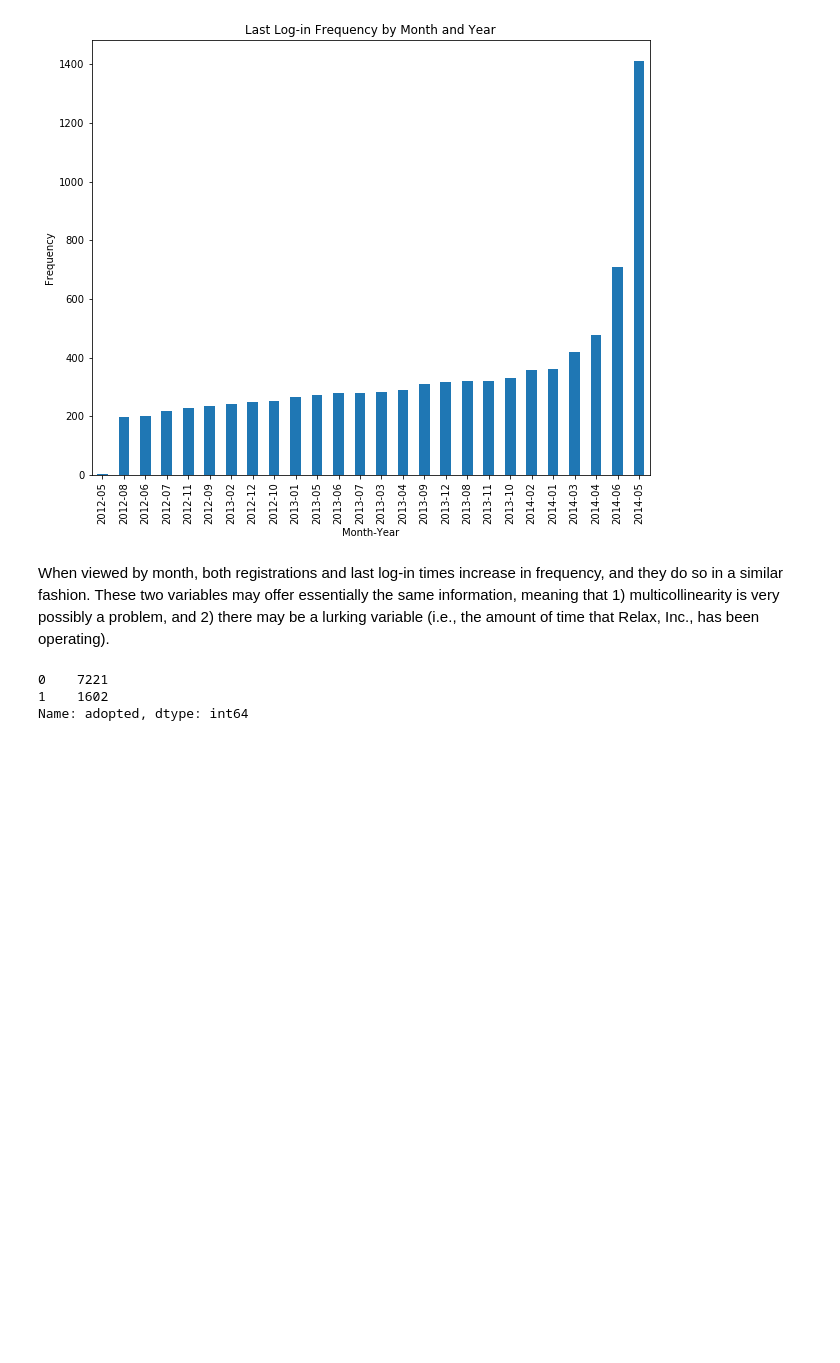
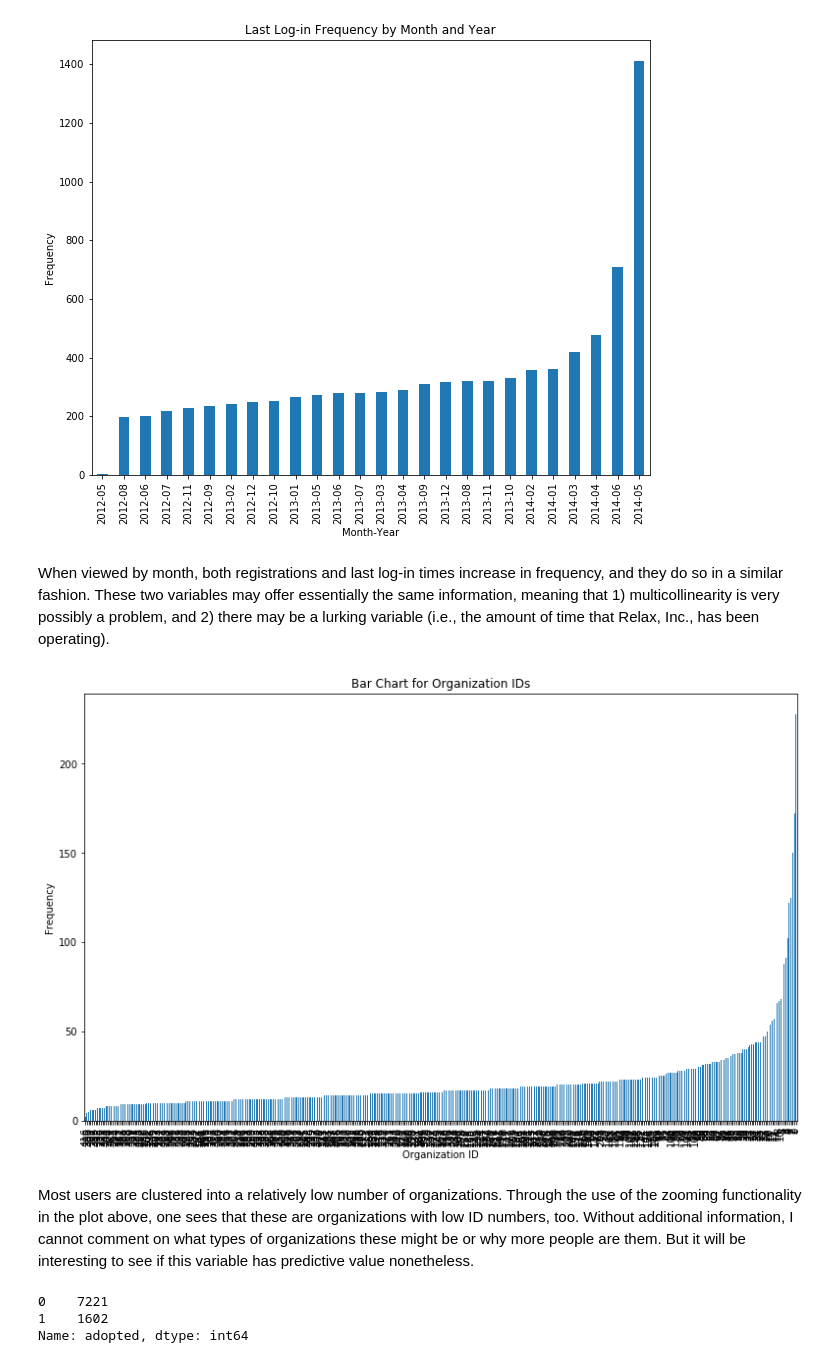
Before and after one commit to AOlden/sb-projects, a Jupyter notebook: relax_challenge/relax_take_home.ipynb, the cells around one changed output. Cells and saved outputs as stored; diff of their text form; code cells hidden in the pictures; blank space fills up the shorter version.

```diff
--- a/relax_challenge/relax_take_home.ipynb
+++ b/relax_challenge/relax_take_home.ipynb
@@ -236,6 +299,24 @@ plt.show()
 [figure]
 # %% [markdown]
 When viewed by month, both registrations and last log-in times increase in frequency, and they do so in a similar fashion. These two variables may offer essentially the same information, meaning that 1) multicollinearity is very possibly a problem, and 2) there may be a lurking variable (i.e., the amount of time that Relax, Inc., has been operating).
+# %%
+# plot last log-in times (417 different ones exist)
+import mpld3
+
+mpld3.enable_notebook() #enables zooming and scrolling within charts
+plt.figure(figsize=(13, 8))
+
+merged_drop.org_id.value_counts(ascending = True).plot(kind = "bar")
+plt.title('Bar Chart for Organization IDs')
+plt.xlabel('Organization ID')
+plt.ylabel('Frequency')
+plt.show()
+
+mpld3.disable_notebook()
+# %% [output]
+[figure, added]
+# %% [markdown]
+Most users are clustered into a relatively low number of organizations. Through the use of the zooming functionality in the plot above, one sees that these are organizations with low ID numbers, too. Without additional information, I cannot comment on what types of organizations these might be or why more people are them. But it will be interesting to see if this variable has predictive value nonetheless.
 # %%
 # check balance of dependent variable
 print(merged_drop['adopted'].value_counts())
```
Also changed, not shown: parts of 7 cells of this notebook.
